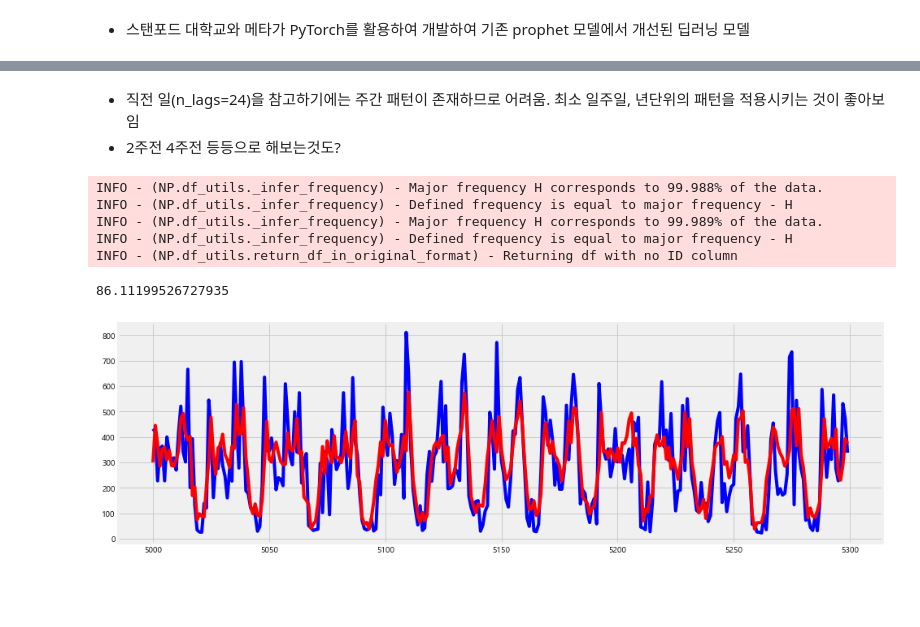
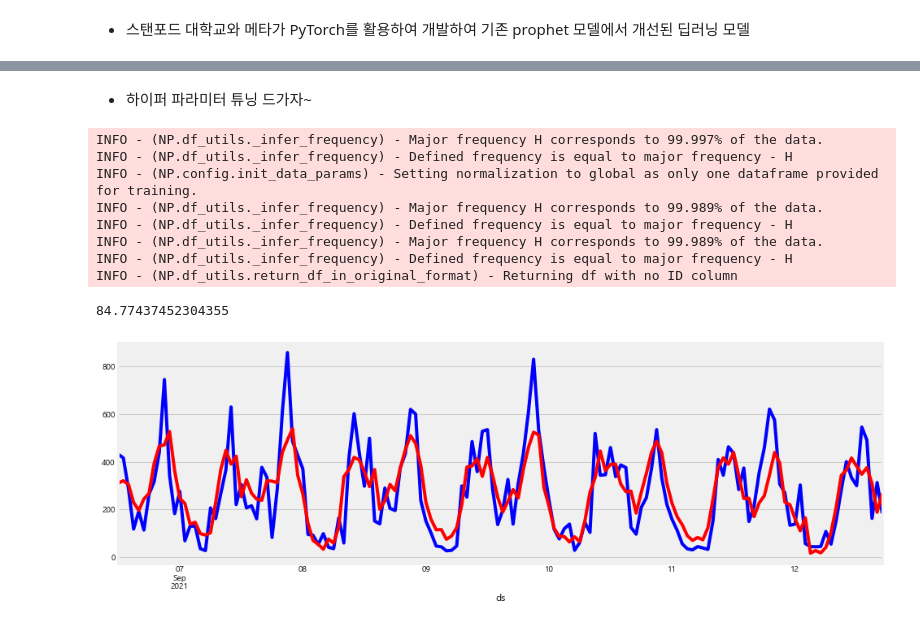
Before and after one commit to Sungjeonghyun/K-water_AI_Competition, a Jupyter notebook: Task 1_NeuralProphet.ipynb, the cells around one changed output, grey strips where cells are left out. Cells and saved outputs as stored; diff of their text form; code cells hidden in the pictures; blank space fills up the shorter version.

```diff
--- a/Task 1_NeuralProphet.ipynb
+++ b/Task 1_NeuralProphet.ipynb
@@ -310,3 +297,2 @@ KeyboardInterrupt
 # %% [markdown]
-* 직전 일(n_lags=24)을 참고하기에는 주간 패턴이 존재하므로 어려움. 최소 일주일, 년단위의 패턴을 적용시키는 것이 좋아보임
-* 2주전 4주전 등등으로 해보는것도?
+* 하이퍼 파라미터 튜닝 드가자~
@@ -313,23 +308,33 @@ KeyboardInterrupt
 # %%
+set_random_seed(42)
+
 m = NeuralProphet(
-    n_lags=24*7,
-    n_forecasts=24*7,
-    yearly_seasonality=True,
+    n_lags=24*14, # 2주 분량의 데이터 트랜드를 강조
+    n_forecasts=24*14, # 수치만큼 yhat을 생성. yhat_n은 이전 행의 yhat_n-1 까지의 값으로 예측됨. 예측값들로 예측(초반엔 예측된 데이터가 부족하므로 실제 데이터도 활용)
+    yearly_seasonality=False,
     weekly_seasonality=True,
     daily_seasonality=True,
-    trend_reg=True,
+    #num_hidden_layers=8, # 은닉층 수 # 레이어가 많으면 고차원에 유리, 적으면 집중
+    #d_hidden=256, # 은닉층 차원 수 # 레이어와 음의 상관관계를 유지하는게 좋음. 레이어 많으면 줄이는 방향으로
+    learning_rate=0.1,
+    epochs=175, # epcch가 많으면 과적합될 수 있음
+    batch_size=64, # 2021 페이스북 논문서 32~128이 좋다고 함. 같은 시간동안 학습 시, 배치사이즈와 학습률이 높은 경우가 좋았다고 함. -> 128
 )
 
+#m.utils.set_random_seed(seed=0)
 metrics = m.fit(data_tr_prophet, freq='H')
 
-forecast = m.predict(pd.concat([data_tr_prophet[len(data_tr_prophet)-24*7:], data_ts_prophet], ignore_index=True))
-mae = mean_absolute_error(forecast['y'][24*7:], forecast['yhat1'][24*7:])
+forecast = m.predict(pd.concat([data_tr_prophet[len(data_tr_prophet)-24*14:], data_ts_prophet], ignore_index=True))
+mae = mean_absolute_error(forecast['y'][24*14:], forecast['yhat1'][24*14:])
 
 print(mae)
 # %% [output]
-INFO - (NP.df_utils._infer_frequency) - Major frequency H corresponds to 99.988% of the data.
+INFO - (NP.df_utils._infer_frequency) - Major frequency H corresponds to 99.997% of the data.
+INFO - (NP.df_utils._infer_frequency) - Defined frequency is equal to major frequency - H
+INFO - (NP.config.init_data_params) - Setting normalization to global as only one dataframe provided for training.
+INFO - (NP.df_utils._infer_frequency) - Major frequency H corresponds to 99.989% of the data.
 INFO - (NP.df_utils._infer_frequency) - Defined frequency is equal to major frequency - H
 INFO - (NP.df_utils._infer_frequency) - Major frequency H corresponds to 99.989% of the data.
 INFO - (NP.df_utils._infer_frequency) - Defined frequency is equal to major frequency - H
 INFO - (NP.df_utils.return_df_in_original_format) - Returning df with no ID column
-86.11199526727935
+84.77437452304355
@@ -336,6 +345,7 @@ INFO - (NP.df_utils.return_df_in_original_format) - Returning df with no ID colu
 # %%
-forecast[5000:5300].y.plot(c='blue')
-forecast[5000:5300].yhat1.plot(c='red')
+rcParams['figure.figsize'] = 15, 5
+forecast.set_index('ds')[6300:6450].y.plot(c='blue')
+forecast.set_index('ds')[6300:6450].yhat1.plot(c='red')
 plt.show()
 # %% [output]
-[figure, old version]
+[figure, new version]
```
Also changed, not shown: parts of 24 cells of this notebook, 2 other files.
